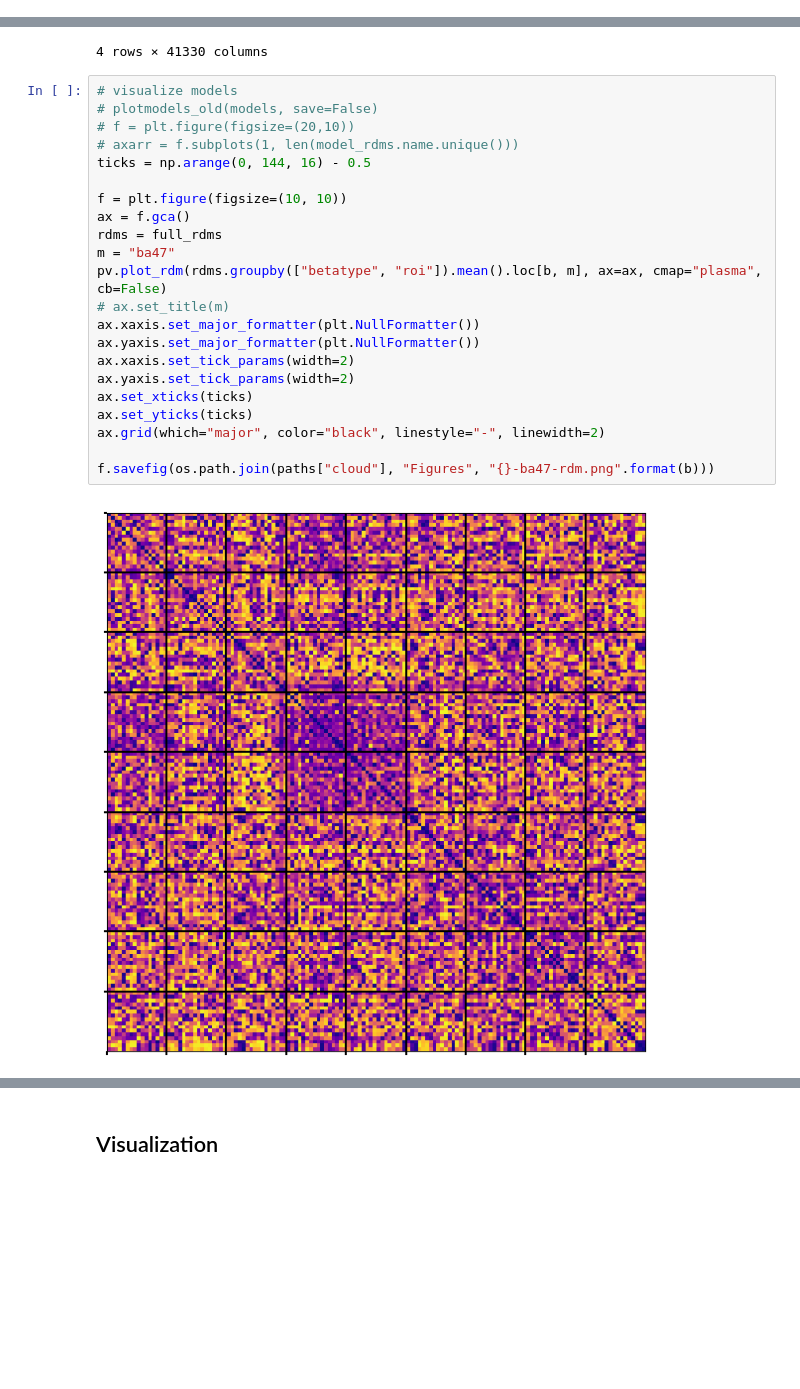
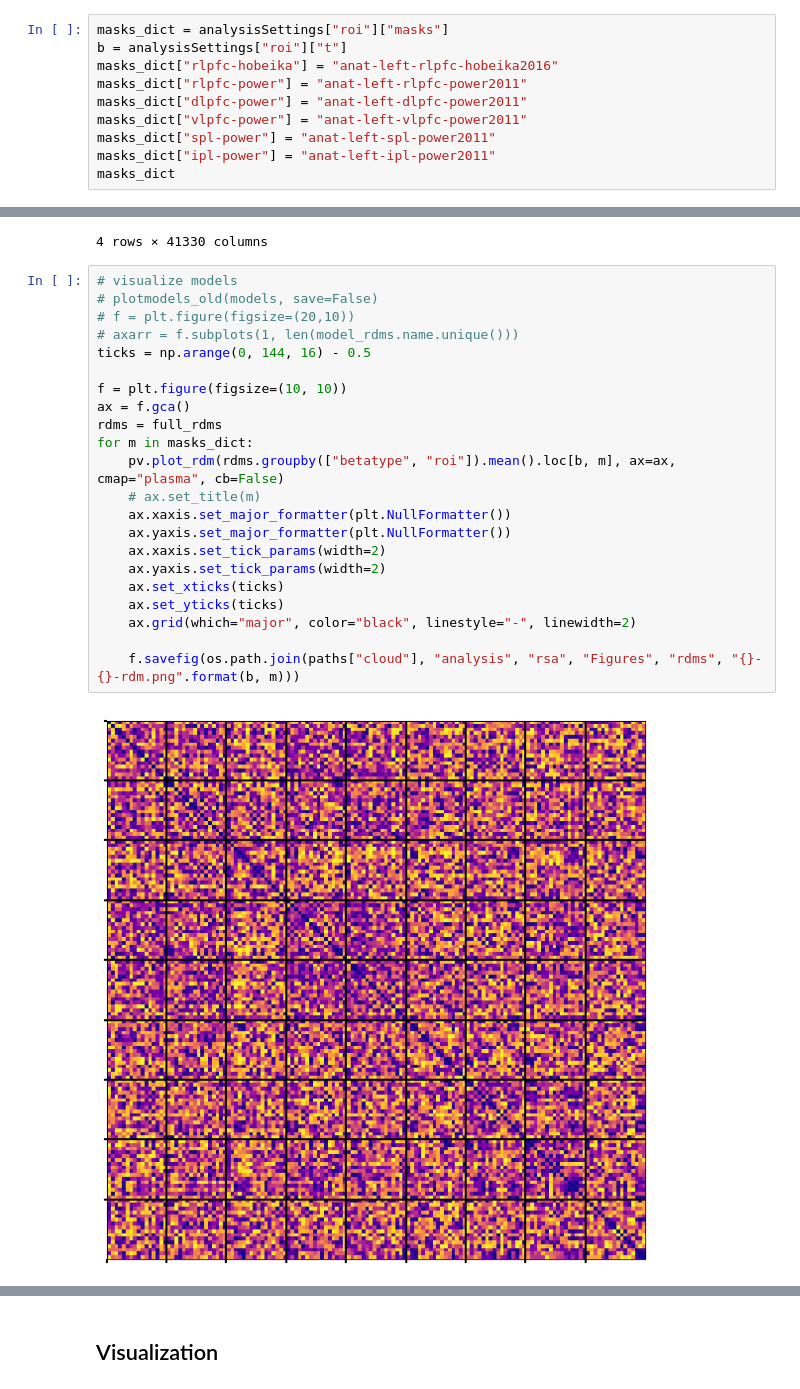
Before and after one commit to njchiang/analogy-fmri, a Jupyter notebook: analysis/notebooks/ROI_RSA_final.ipynb, the cells around one changed output, grey strips where cells are left out. Saved outputs shown, nothing was run; the diff lists cells and outputs as text; blank space fills up the shorter version.

```diff
--- a/analysis/notebooks/ROI_RSA_final.ipynb
+++ b/analysis/notebooks/ROI_RSA_final.ipynb
@@ -143,0 +122,10 @@ masks_dict
+# %%
+masks_dict = analysisSettings["roi"]["masks"]
+b = analysisSettings["roi"]["t"]
+masks_dict["rlpfc-hobeika"] = "anat-left-rlpfc-hobeika2016"
+masks_dict["rlpfc-power"] = "anat-left-rlpfc-power2011"
+masks_dict["dlpfc-power"] = "anat-left-dlpfc-power2011"
+masks_dict["vlpfc-power"] = "anat-left-vlpfc-power2011"
+masks_dict["spl-power"] = "anat-left-spl-power2011"
+masks_dict["ipl-power"] = "anat-left-ipl-power2011"
+masks_dict
@@ -225,27 +231,27 @@ rdms.head()
 # %%
 # visualize models
 # plotmodels_old(models, save=False)
 # f = plt.figure(figsize=(20,10))
 # axarr = f.subplots(1, len(model_rdms.name.unique()))
 ticks = np.arange(0, 144, 16) - 0.5
 
 f = plt.figure(figsize=(10, 10))
 ax = f.gca()
 rdms = full_rdms
-m = "ba47"
-pv.plot_rdm(rdms.groupby(["betatype", "roi"]).mean().loc[b, m], ax=ax, cmap="plasma", cb=False)
-# ax.set_title(m)
-ax.xaxis.set_major_formatter(plt.NullFormatter())
-ax.yaxis.set_major_formatter(plt.NullFormatter())
-ax.xaxis.set_tick_params(width=2)
-ax.yaxis.set_tick_params(width=2)
-ax.set_xticks(ticks)
-ax.set_yticks(ticks)
-ax.grid(which="major", color="black", linestyle="-", linewidth=2)
+for m in masks_dict:
+    pv.plot_rdm(rdms.groupby(["betatype", "roi"]).mean().loc[b, m], ax=ax, cmap="plasma", cb=False)
+    # ax.set_title(m)
+    ax.xaxis.set_major_formatter(plt.NullFormatter())
+    ax.yaxis.set_major_formatter(plt.NullFormatter())
+    ax.xaxis.set_tick_params(width=2)
+    ax.yaxis.set_tick_params(width=2)
+    ax.set_xticks(ticks)
+    ax.set_yticks(ticks)
+    ax.grid(which="major", color="black", linestyle="-", linewidth=2)
 
-f.savefig(os.path.join(paths["cloud"], "Figures", "{}-ba47-rdm.png".format(b)))
+    f.savefig(os.path.join(paths["cloud"], "analysis", "rsa", "Figures", "rdms", "{}-{}-rdm.png".format(b, m)))
 # %% [output]
-[figure, old version]
+[figure, new version]
 # %%
 # visualize models
 # plotmodels_old(models, save=False)
```
Also changed, not shown: parts of 20 cells of this notebook, 4 other files.
